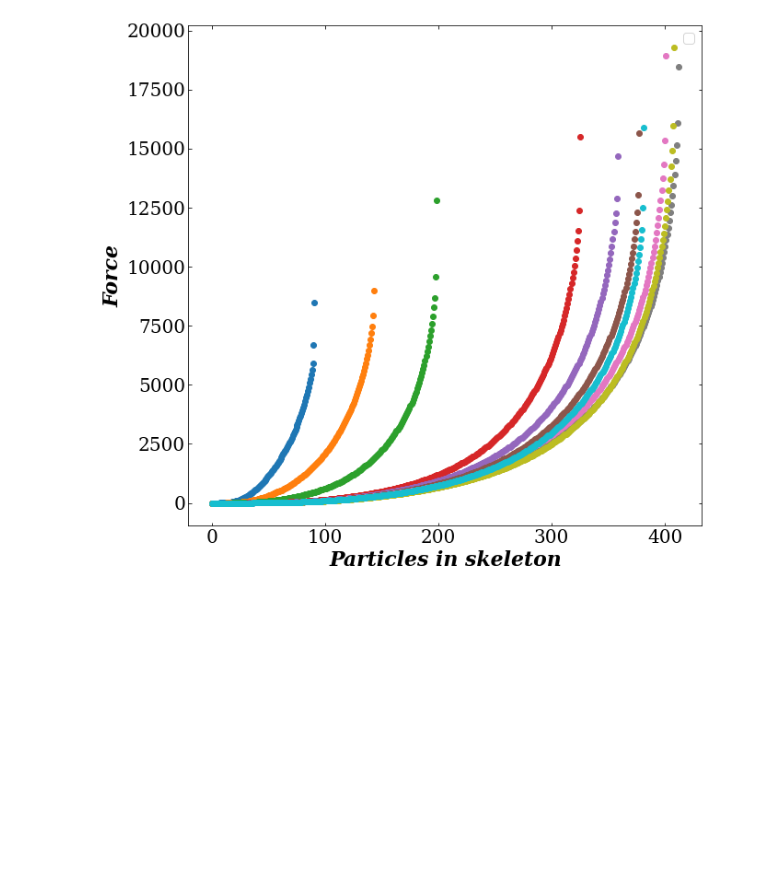
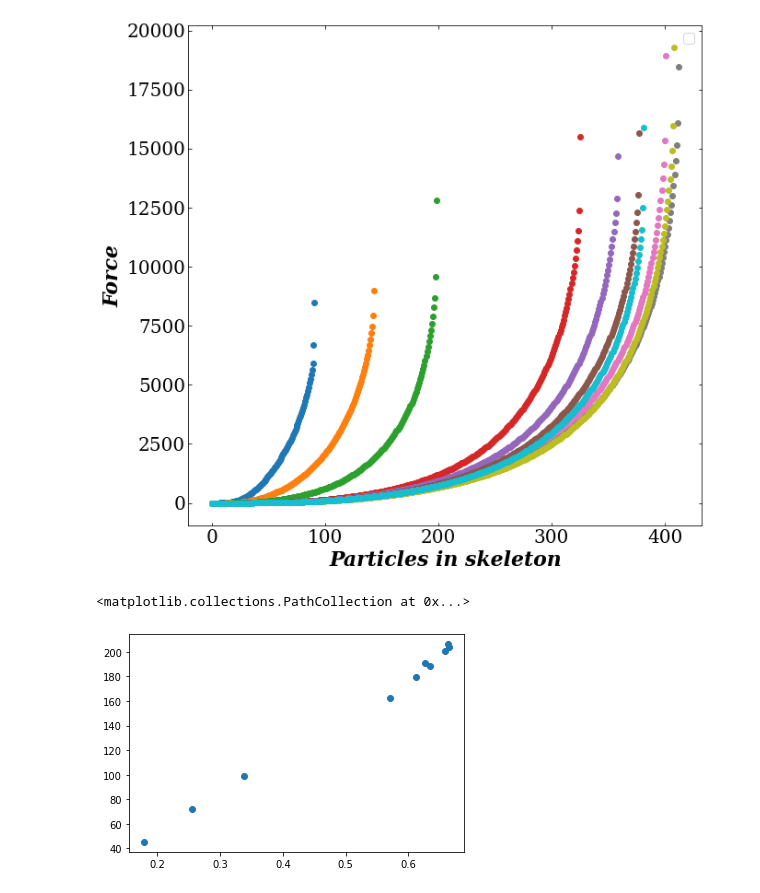
Before and after one commit to michaelsouza/dla-collagen, a Jupyter notebook: python/dataframe.ipynb, the cells around one changed output. Drawn from its saved outputs; the diff is of its cells as text; code cells hidden in the pictures; blank space fills up the shorter version.

```diff
--- a/python/dataframe.ipynb
+++ b/python/dataframe.ipynb
@@ -398,3 +387,8 @@ No artists with labels found to put in legend.  Note that artists whose label st
 No artists with labels found to put in legend.  Note that artists whose label start with an underscore are ignored when legend() is called with no argument.
 No artists with labels found to put in legend.  Note that artists whose label start with an underscore are ignored when legend() is called with no argument.
 [figure]
+# %%
+plt.scatter(D[:], F_med[:])
+# %% [output]
+<matplotlib.collections.PathCollection at 0x...>
+[figure, added]
```
Also changed, not shown: parts of 7 cells of this notebook, 58 other files.
